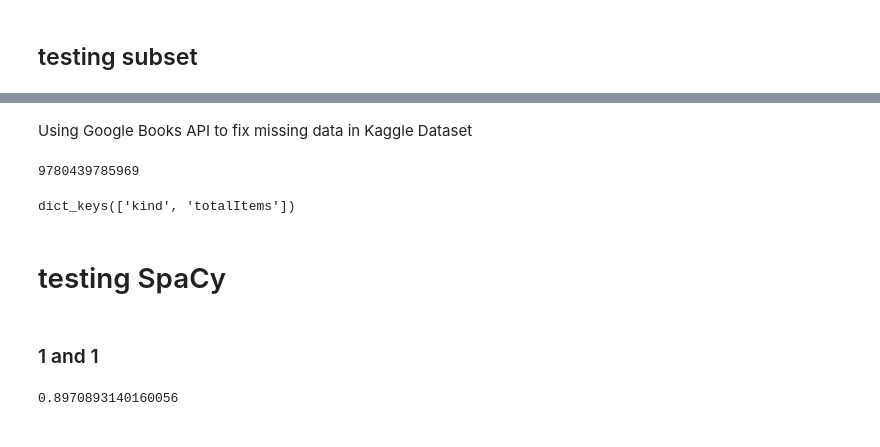
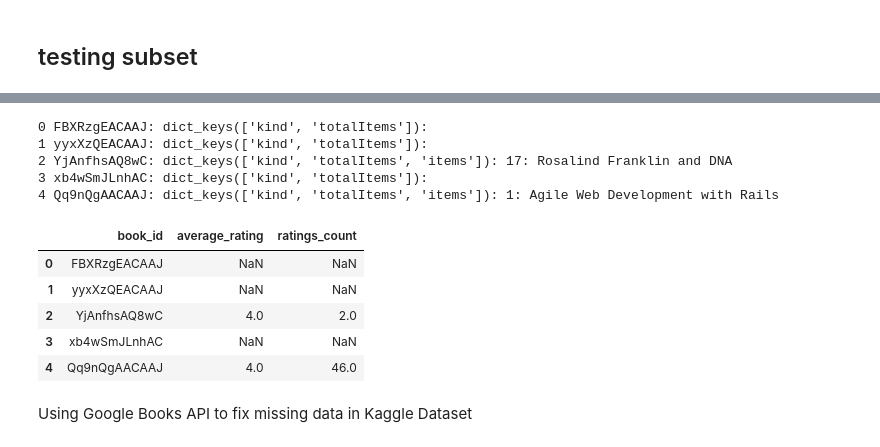
Before and after one commit to manny-pi/inst.414.final-project.repo, a Jupyter notebook: Data/google_api_data.ipynb, the cells around one changed output, grey strips where cells are left out. Saved outputs shown, nothing was run; the diff lists cells and outputs as text; code cells hidden in the pictures.

```diff
--- a/Data/google_api_data.ipynb
+++ b/Data/google_api_data.ipynb
@@ -111,36 +99,17 @@ response_df
+# %%
+test_data = get_book_data(subset, "book_id")
+test_data
+# %% [output]
+0 FBXRzgEACAAJ: dict_keys(['kind', 'totalItems']):
+1 yyxXzQEACAAJ: dict_keys(['kind', 'totalItems']):
+2 YjAnfhsAQ8wC: dict_keys(['kind', 'totalItems', 'items']): 17: Rosalind Franklin and DNA
+3 xb4wSmJLnhAC: dict_keys(['kind', 'totalItems']):
+4 Qq9nQgAACAAJ: dict_keys(['kind', 'totalItems', 'items']): 1: Agile Web Development with Rails
+|  | book_id | average_rating | ratings_count |
+| 0 | FBXRzgEACAAJ | NaN | NaN |
+| 1 | yyxXzQEACAAJ | NaN | NaN |
+| 2 | YjAnfhsAQ8wC | 4.0 | 2.0 |
+| 3 | xb4wSmJLnhAC | NaN | NaN |
+| 4 | Qq9nQgAACAAJ | 4.0 | 46.0 |
 # %% [markdown]
 Using Google Books API to fix missing data in Kaggle Dataset
-# %%
-# get the faulty ISBN
-isbn = isbn_13.loc[0]
-print(isbn)
-
-# url for the book
-url = f"https://www.googleapis.com/books/v1/volumes?q=isbn:{isbn}"
-
-# get the book
-response = requests.get(url)
-
-# convert the HTTP Response object to a dict
-json = response.json()
-
-# get the keys for the dict
-json.keys()
-# %% [output]
-9780439785969
-dict_keys(['kind', 'totalItems'])
-# %% [markdown]
-# testing SpaCy
-# %% [markdown]
-### 1 and 1
-# %%
-# Load English tokenizer, tagger, parser and NER
-nlp = spacy.load("en_core_web_lg")
-
-# Process whole documents
-book_d_1 = nlp(response_df["description"][0])
-book_d_2 = nlp(response_df["description"][1])
-
-book_d_1.similarity(book_d_2)
-# %% [output]
-0.8970893140160056
```
Also changed, not shown: parts of 10 cells of this notebook, 5 other files.
